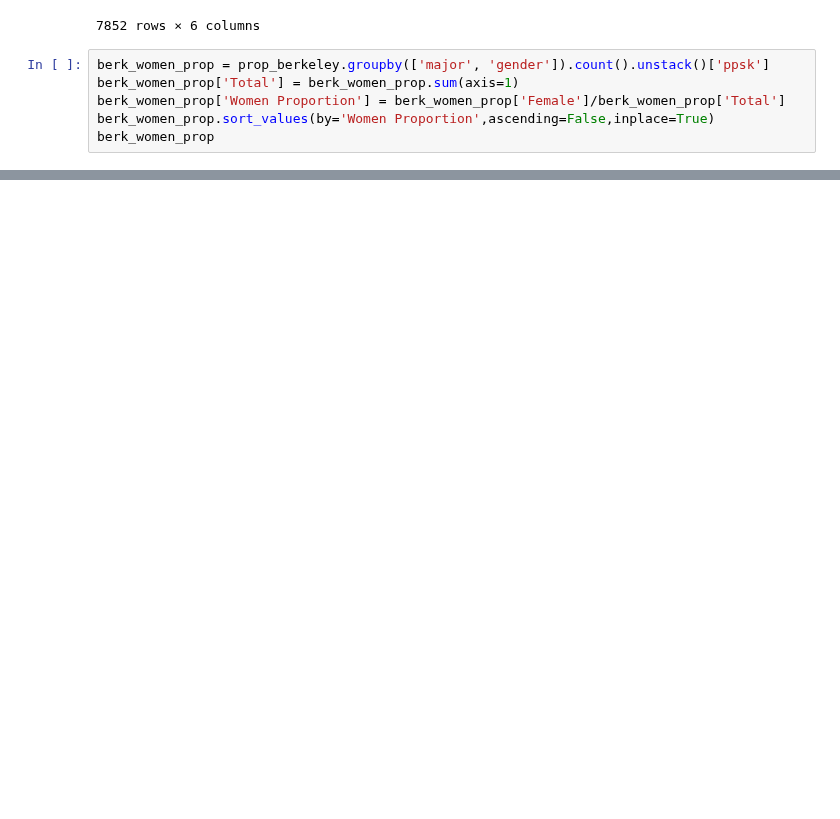
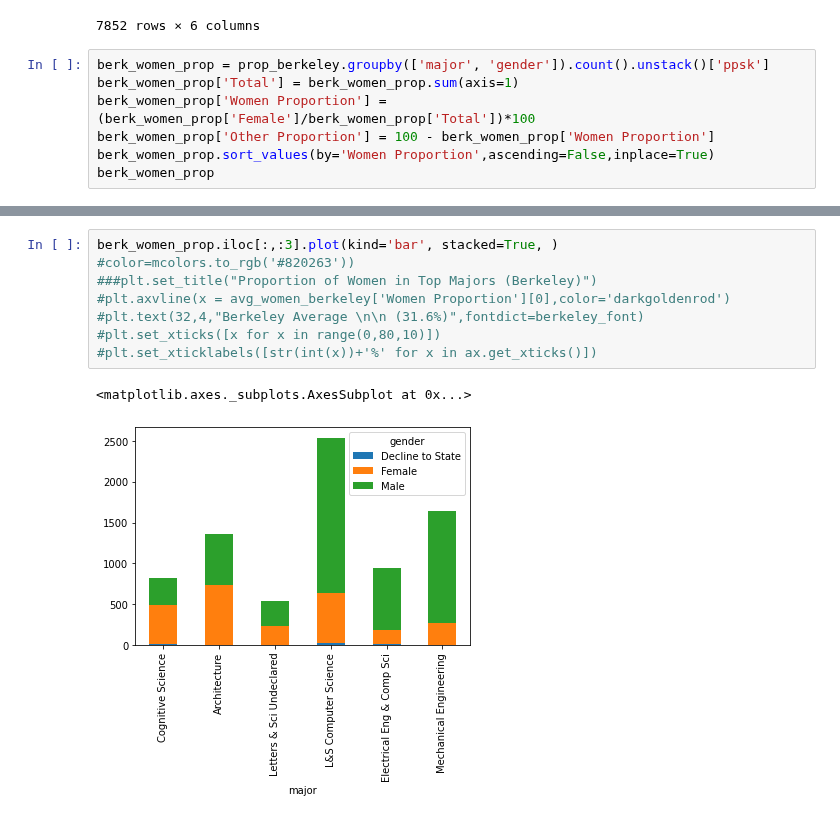
Before and after one commit to PaulDTP/Berkeley_Jacobs, a Jupyter notebook: proportions.ipynb, the cells around one changed output, grey strips where cells are left out. Cells and saved outputs as stored; diff of their text form; blank space fills up the shorter version.

```diff
--- a/proportions.ipynb
+++ b/proportions.ipynb
@@ -48,7 +53,8 @@ prop_berkeley
 # %%
 berk_women_prop = prop_berkeley.groupby(['major', 'gender']).count().unstack()['ppsk']
 berk_women_prop['Total'] = berk_women_prop.sum(axis=1)
-berk_women_prop['Women Proportion'] = berk_women_prop['Female']/berk_women_prop['Total']
+berk_women_prop['Women Proportion'] = (berk_women_prop['Female']/berk_women_prop['Total'])*100
+berk_women_prop['Other Proportion'] = 100 - berk_women_prop['Women Proportion']
 berk_women_prop.sort_values(by='Women Proportion',ascending=False,inplace=True)
 berk_women_prop
 # %% [output]
@@ -87,0 +160,10 @@ prop_berkeley
+# %%
+berk_women_prop.iloc[:,:3].plot(kind='bar', stacked=True, ) #color=mcolors.to_rgb('#820263'))
+###plt.set_title("Proportion of Women in Top Majors (Berkeley)")
+#plt.axvline(x = avg_women_berkeley['Women Proportion'][0],color='darkgoldenrod')
+#plt.text(32,4,"Berkeley Average \n\n (31.6%)",fontdict=berkeley_font)
+#plt.set_xticks([x for x in range(0,80,10)])
+#plt.set_xticklabels([str(int(x))+'%' for x in ax.get_xticks()])
+# %% [output]
+<matplotlib.axes._subplots.AxesSubplot at 0x...>
+[figure, added]
```
Also changed, not shown: parts of 12 cells of this notebook, 4 other files.
